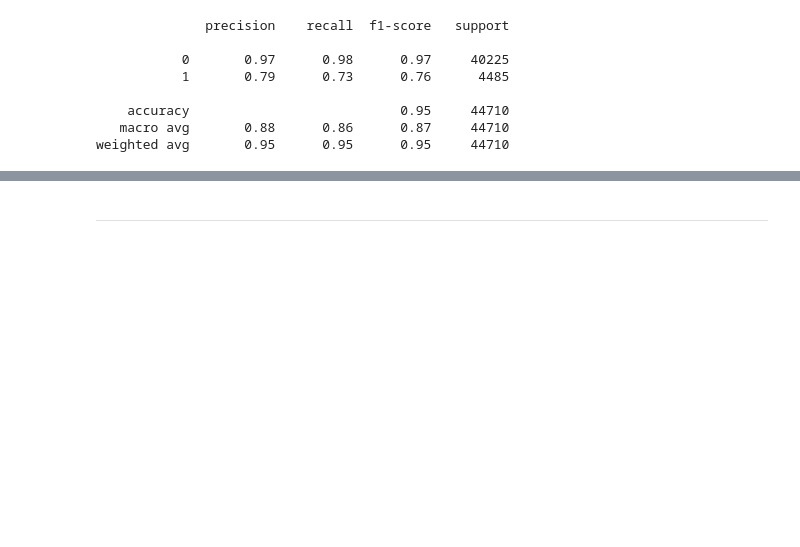
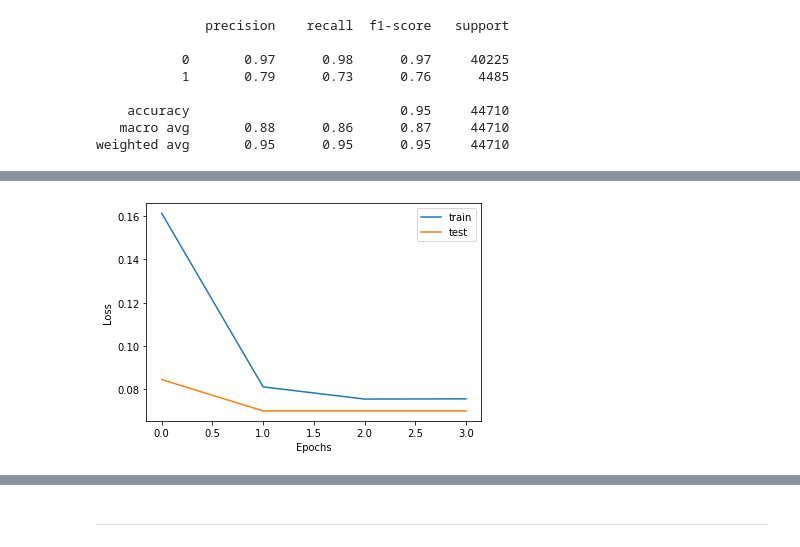
Before and after one commit to francescogemignani/Toxic-Comments-Classification-Challenge, a Jupyter notebook: Fine tune BERT tensorflow.ipynb, the cells around one changed output, grey strips where cells are left out. Saved outputs shown, nothing was run; the diff lists cells and outputs as text; code cells hidden in the pictures; blank space fills up the shorter version.

```diff
--- a/Fine tune BERT tensorflow.ipynb
+++ b/Fine tune BERT tensorflow.ipynb
@@ -210,0 +242,9 @@ weighted avg       0.95      0.95      0.95     44710
+# %%
+X = df.clean_text
+y = df[['toxic','severe_toxic','obscene','threat','insult','identity_hate']]
+
+X_train, X_val, y_train, y_val = train_test_split(X, y, test_size=0.2, random_state=42)
+# %%
+history = model.fit(X_train, y_train,
+                       validation_data=(X_val, y_val),   #Va cambiato con validation_split=0.1
+                       epochs=epochs)
@@ -210,0 +279,9 @@ weighted avg       0.95      0.95      0.95     44710
+# %%
+plt.plot(history.history['loss'], label='train')
+plt.plot(history.history['val_loss'], label='test')
+plt.xlabel('Epochs')
+plt.ylabel('Loss')
+plt.legend()
+plt.show()
+# %% [output]
+[figure, added]
```
Also changed, not shown: parts of 26 cells of this notebook, 1 other file.
